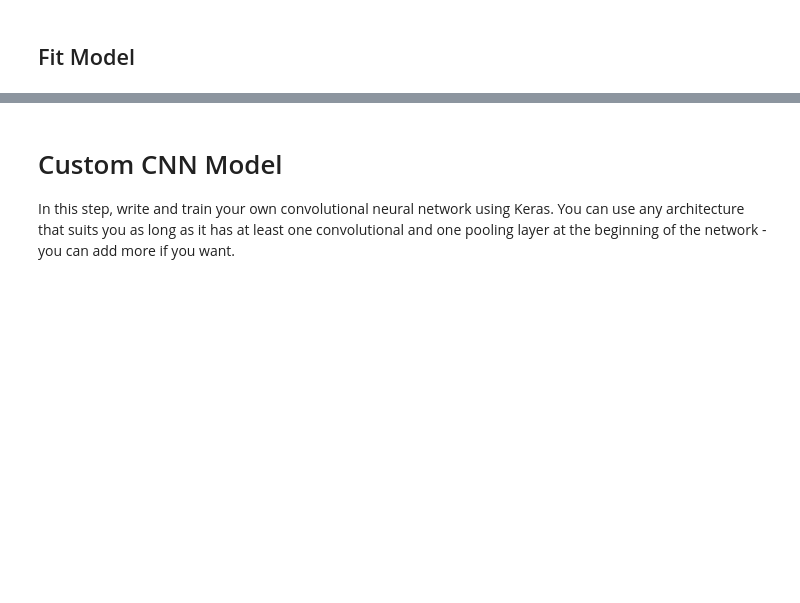
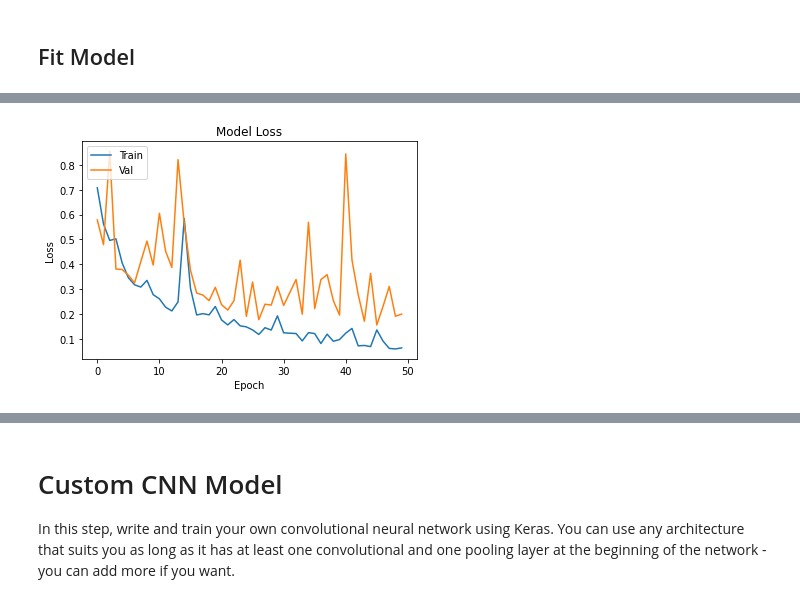
Before and after one commit to tigju/DS-Unit-4-Sprint-3-Deep-Learning, a Jupyter notebook: module2-convolutional-neural-networks/LS_DS_432_Convolution_Neural_Networks_Assignment.ipynb, the cells around one changed output, grey strips where cells are left out. Cells and saved outputs as stored; diff of their text form; code cells hidden in the pictures; blank space fills up the shorter version.

Commit message:
2. Convolutional Neural Networks Assignment

```diff
--- a/module2-convolutional-neural-networks/LS_DS_432_Convolution_Neural_Networks_Assignment.ipynb
+++ b/module2-convolutional-neural-networks/LS_DS_432_Convolution_Neural_Networks_Assignment.ipynb
@@ -77,6 +77,6 @@ import tensorflow as tf
 import os
 
 _URL = 'https://github.com/LambdaSchool/DS-Unit-4-Sprint-3-Deep-Learning/blob/master/module2-convolutional-neural-networks/data.zip?raw=true'
-
-path_to_zip = tf.keras.utils.get_file('./data.zip', origin=_URL, extract=True)
-PATH = os.path.join(os.path.dirname(path_to_zip), 'data')
+windows_path = '/mnt/c/Users/tigju/Documents/Lambda School/DS Unit 4 Machine Learning/DS-Unit-4-Sprint-3-Deep-Learning/module2-convolutional-neural-networks/'
+# path_to_zip = tf.keras.utils.get_file('./data.zip', origin=_URL, extract=True) # C:\Users\tigju\Documents\Lambda School\DS Unit 4 Machine Learning\DS-Unit-4-Sprint-3-Deep-Learning\module2-convolutional-neural-networks
+PATH = os.path.join(windows_path, 'data')
@@ -136,2 +202,13 @@ val_data_gen = validation_image_generator.flow_from_directory(batch_size=batch_s
 # %% [markdown]
 ## Instatiate Model
+# %%
+import numpy as np
+
+from tensorflow.keras.applications.resnet50 import ResNet50
+from tensorflow.keras.preprocessing import image
+from tensorflow.keras.applications.resnet50 import preprocess_input, decode_predictions
+
+from tensorflow.keras.layers import Dense, GlobalAveragePooling2D
+from tensorflow.keras.models import Model # This is the functional API
+
+resnet = ResNet50(weights='imagenet', include_top=False)
@@ -138,3 +218,11 @@ val_data_gen = validation_image_generator.flow_from_directory(batch_size=batch_s
+# %%
+x = resnet.output
+x = GlobalAveragePooling2D()(x) # This layer is a really fancy flatten
+x = Dense(1024, activation='relu')(x)
+predictions = Dense(1, activation='sigmoid')(x)
+model = Model(resnet.input, predictions)
+# %%
+model.compile(optimizer='adam', loss='binary_crossentropy', metrics=['accuracy'])
 # %% [markdown]
 ## Fit Model
 # %%
@@ -147,0 +258,11 @@ history = model.fit(
+# %%
+plt.plot(history.history['loss'])
+plt.plot(history.history['val_loss'])
+
+plt.title('Model Loss')
+plt.ylabel('Loss')
+plt.xlabel('Epoch')
+plt.legend(['Train', 'Val'], loc='upper left')
+plt.show();
+# %% [output]
+[figure, added]
```
Also changed, not shown: parts of 30 cells of this notebook.
